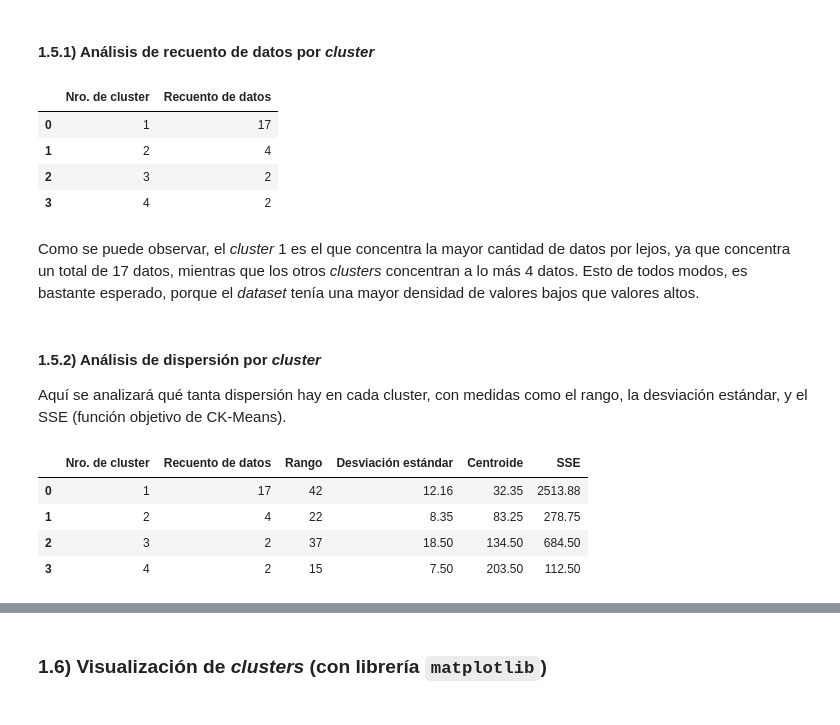
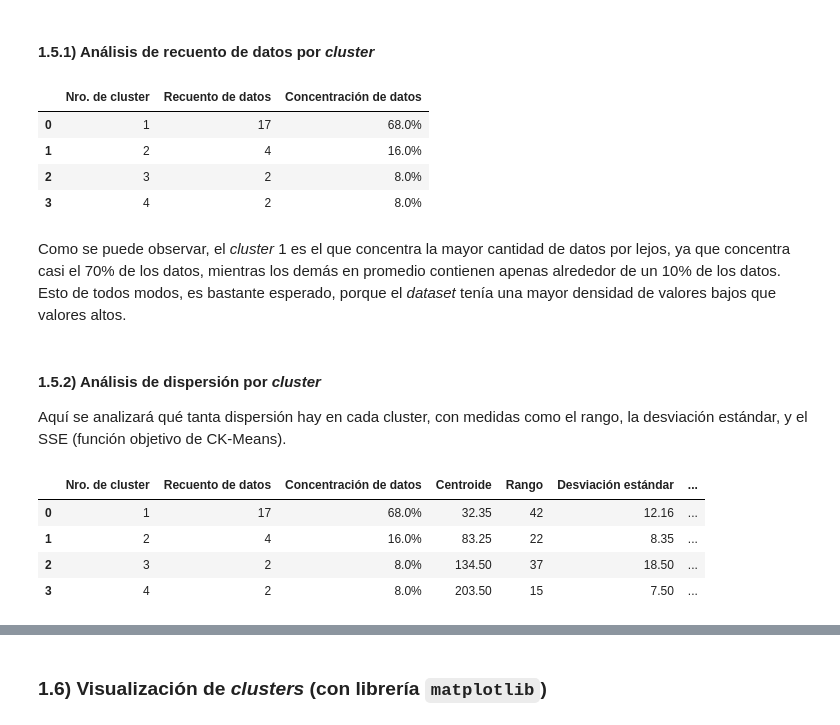
Before and after one commit to Relaxingmusic0474/CK-Means, a Jupyter notebook: ckmeans_ejemplo_inventado.ipynb, the cells around one changed output, grey strips where cells are left out. Cells and saved outputs as stored; diff of their text form; code cells hidden in the pictures.

```diff
--- a/ckmeans_ejemplo_inventado.ipynb
+++ b/ckmeans_ejemplo_inventado.ipynb
@@ -276,7 +278,7 @@ AQI_data_np = np.array(AQI_data, dtype=np.float64)
 # %%
 nro_clusters = 4
-clustering_AQIs = ckmeans(AQI_data_np, nro_clusters)
-display(clustering_AQIs)
+AQI_clusters = ckmeans(AQI_data_np, nro_clusters)
+display(AQI_clusters)
 # %% [output]
 [array([13., 15., 17., 22., 24., 26., 28., 29., 31., 32., 35., 40., 42.,
         44., 45., 52., 55.]),
@@ -298,34 +300,34 @@ Así, como se puede observar, los _clusters_ de los datos de AQI _(Air Quality I
 analysis_clustering_AQIs_df = pd.DataFrame()
 
 analysis_clustering_AQIs_df["Nro. de cluster"] = [1, 2, 3, 4]
-analysis_clustering_AQIs_df["Recuento de datos"] = [len(c) for c in clustering_AQIs]
-
+analysis_clustering_AQIs_df["Recuento de datos"] = [len(c) for c in AQI_clusters]
+analysis_clustering_AQIs_df["Concentración de datos"] = (analysis_clustering_AQIs_df["Recuento de datos"] * 100 / len(AQI_data)).round(1).astype(str) + "%"
 analysis_clustering_AQIs_df
 # %% [output]
-|  | Nro. de cluster | Recuento de datos |
-| 0 | 1 | 17 |
-| 1 | 2 | 4 |
-| 2 | 3 | 2 |
-| 3 | 4 | 2 |
+|  | Nro. de cluster | Recuento de datos | Concentración de datos |
+| 0 | 1 | 17 | 68.0% |
+| 1 | 2 | 4 | 16.0% |
+| 2 | 3 | 2 | 8.0% |
+| 3 | 4 | 2 | 8.0% |
 # %% [markdown]
-Como se puede observar, el _cluster_ 1 es el que concentra la mayor cantidad de datos por lejos, ya que concentra un total de 17 datos, mientras que los otros _clusters_ concentran a lo más 4 datos.  Esto de todos modos, es bastante esperado, porque el _dataset_ tenía una mayor densidad de valores bajos que valores altos.
+Como se puede observar, el _cluster_ 1 es el que concentra la mayor cantidad de datos por lejos, ya que concentra casi el 70% de los datos, mientras los demás en promedio contienen apenas alrededor de un 10% de los datos.  Esto de todos modos, es bastante esperado, porque el _dataset_ tenía una mayor densidad de valores bajos que valores altos.
 # %% [markdown]
 #### 1.5.2) Análisis de dispersión por _cluster_
 Aquí se analizará qué tanta dispersión hay en cada cluster, con medidas como el rango, la desviación estándar, y el SSE (función objetivo de CK-Means).
 # %%
-centroides = [round(np.mean(c), 2) for c in clustering_AQIs]
-sse_clusters = [round(sum((x - centroides[i])**2 for x in c), 2) for i, c in enumerate(clustering_AQIs)]
+centroides = [round(np.mean(c), 2) for c in AQI_clusters]
+sse_clusters = [round(sum((x - centroides[i])**2 for x in c), 2) for i, c in enumerate(AQI_clusters)]
 
-analysis_clustering_AQIs_df["Rango"] = [int(max(c)-min(c)) for c in clustering_AQIs]
-analysis_clustering_AQIs_df["Desviación estándar"] = [round(np.std(c), 2) for c in clustering_AQIs]
 analysis_clustering_AQIs_df["Centroide"] = centroides
+analysis_clustering_AQIs_df["Rango"] = [int(max(c)-min(c)) for c in AQI_clusters]
+analysis_clustering_AQIs_df["Desviación estándar"] = [round(np.std(c), 2) for c in AQI_clusters]
 analysis_clustering_AQIs_df["SSE"] = sse_clusters
-
+analysis_clustering_AQIs_df["SSE por dato"] = (sse_clusters / analysis_clustering_AQIs_df["Recuento de datos"]).round(2)
 
 analysis_clustering_AQIs_df
 # %% [output]
-|  | Nro. de cluster | Recuento de datos | Rango | Desviación estándar | Centroide | SSE |
-| 0 | 1 | 17 | 42 | 12.16 | 32.35 | 2513.88 |
-| 1 | 2 | 4 | 22 | 8.35 | 83.25 | 278.75 |
-| 2 | 3 | 2 | 37 | 18.50 | 134.50 | 684.50 |
-| 3 | 4 | 2 | 15 | 7.50 | 203.50 | 112.50 |
+|  | Nro. de cluster | Recuento de datos | Concentración de datos | Centroide | Rango | Desviación estándar | ... |
+| 0 | 1 | 17 | 68.0% | 32.35 | 42 | 12.16 | ... |
+| 1 | 2 | 4 | 16.0% | 83.25 | 22 | 8.35 | ... |
+| 2 | 3 | 2 | 8.0% | 134.50 | 37 | 18.50 | ... |
+| 3 | 4 | 2 | 8.0% | 203.50 | 15 | 7.50 | ... |
```
Also changed, not shown: parts of 19 cells of this notebook, 1 other file.
